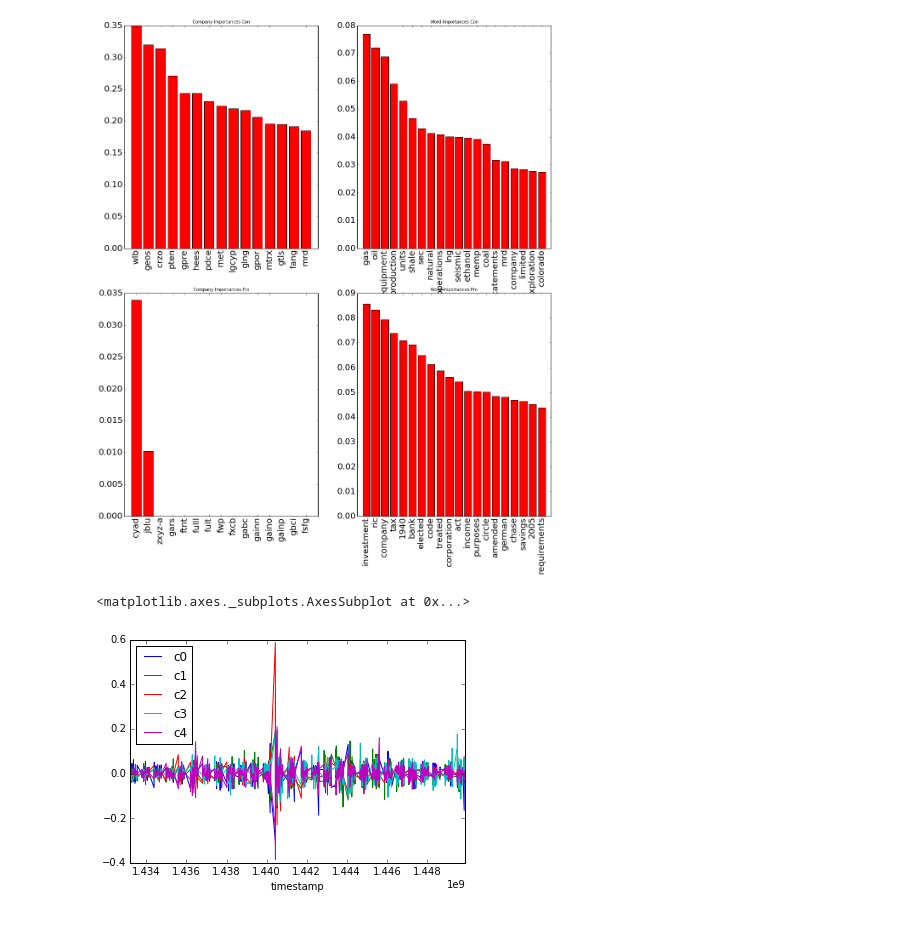
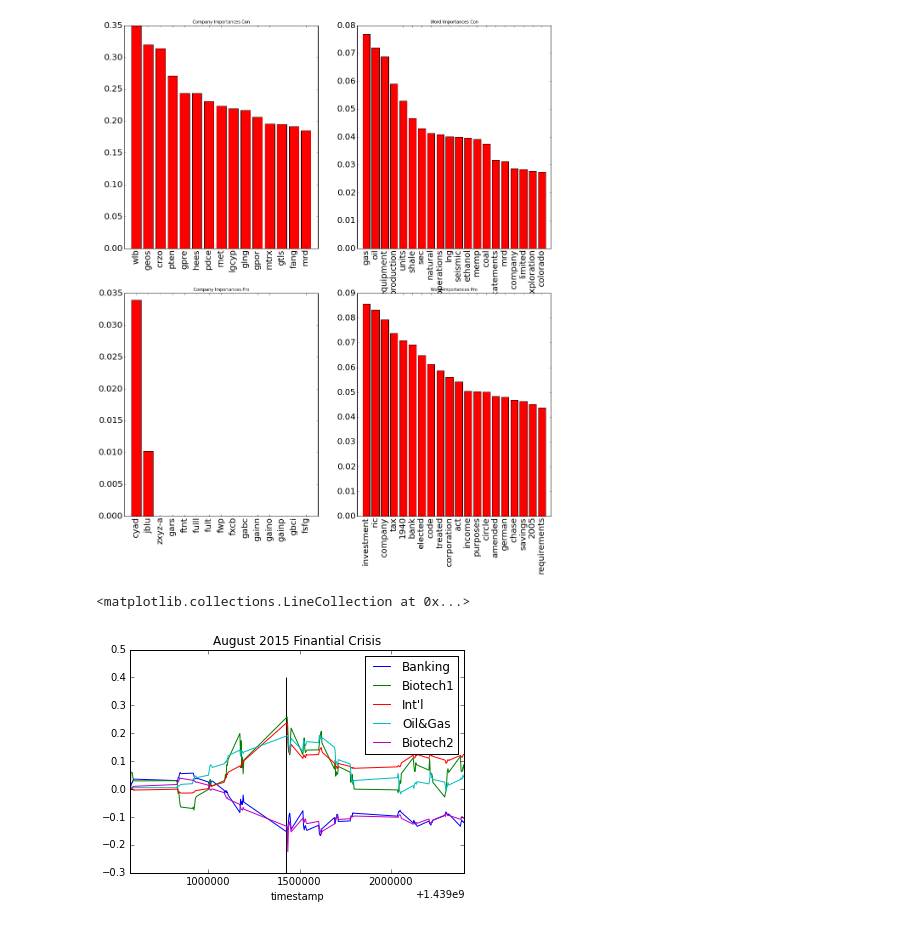
Before and after one commit to brian8128/gdelt_project, a Jupyter notebook: DataExtraction.ipynb, the cells around one changed output. Drawn from its saved outputs; the diff is of its cells as text; code cells hidden in the pictures.

```diff
--- a/DataExtraction.ipynb
+++ b/DataExtraction.ipynb
@@ -81,8 +81,21 @@ graph_component(d)
 #         reflect the value of the US Dollar?
 #     3 - Oil, gas, coal
 #     4 - Another Biotech and one Chinese social media company (fluke?)
-# %%
-m.transform(dif_df).plot()
-# %% [output]
-<matplotlib.axes._subplots.AxesSubplot at 0x...>
-[figure, removed]
+# %%
+event_time = 1440423600
+day = (24 * 60 * 60)
+
+start = event_time - 10 * day
+end = event_time + 14 * day
+
+subset = ticker_df[(ticker_df.index >= start) & (ticker_df.index <= end)]
+dif_from_start = diff_from_start(subset)
+pc_df = m.transform(dif_from_start)
+pc_df.columns = ['Banking', 'Biotech1', "Int'l", 'Oil&Gas', 'Biotech2']
+ax = pc_df.plot(title='August 2015 Finantial Crisis')
+
+# Vline is when the dow suddenly dropped 1000 points
+ax.vlines(event_time, -0.3, 0.4)
+# %% [output]
+<matplotlib.collections.LineCollection at 0x...>
+[figure, added]
```
Also changed, not shown: parts of 10 cells of this notebook, 4 other files.
